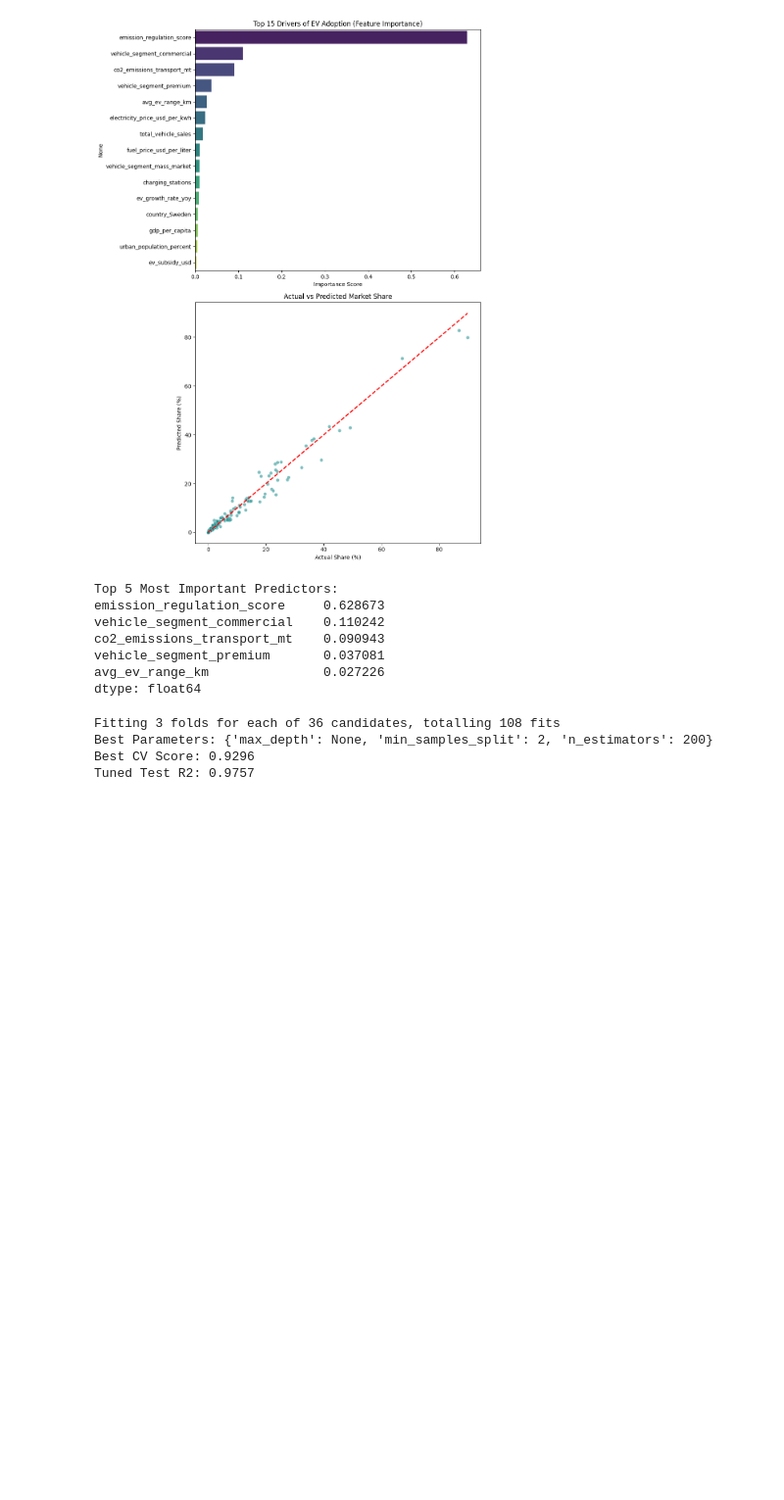
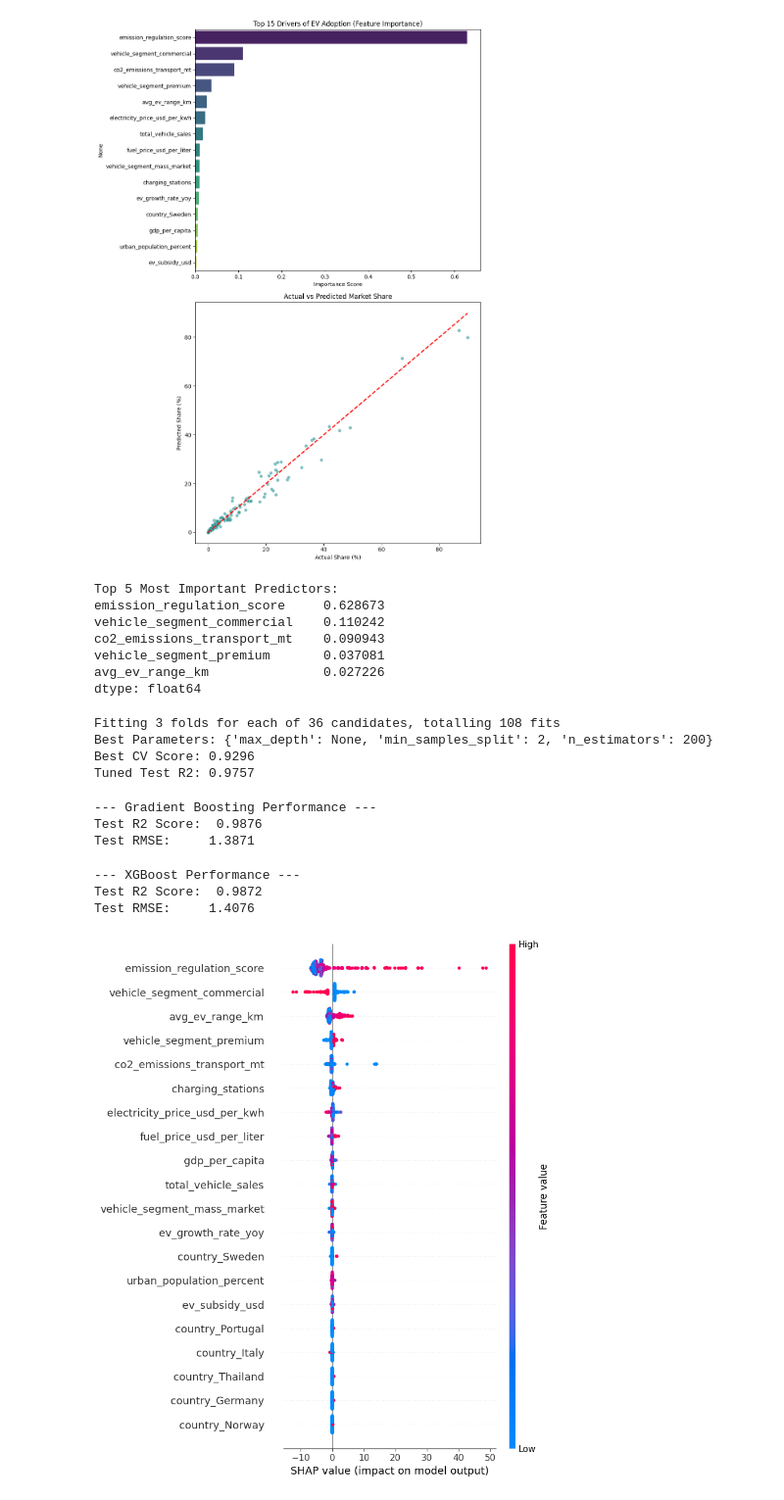
Before and after one commit to leonjayakusuma/EV_Petrol_ML, a Jupyter notebook: model.ipynb, the cells around one changed output. Shown at 98% size. Drawn from its saved outputs; the diff is of its cells as text; code cells hidden in the pictures; blank space fills up the shorter version.

Commit message:
added shap measurements, xgboost, gradientboosting, joblib dump for model usage

```diff
--- a/model.ipynb
+++ b/model.ipynb
@@ -549,3 +549,43 @@ Fitting 3 folds for each of 36 candidates, totalling 108 fits
 Best Parameters: {'max_depth': None, 'min_samples_split': 2, 'n_estimators': 200}
 Best CV Score: 0.9296
 Tuned Test R2: 0.9757
+# %%
+from sklearn.ensemble import GradientBoostingRegressor
+
+# Gradient Boosting
+gb_model = GradientBoostingRegressor(n_estimators=100, max_depth=5, random_state=42)
+gb_model.fit(X_train, y_train)
+y_pred_gb = gb_model.predict(X_test)
+
+print("--- Gradient Boosting Performance ---")
+print(f"Test R2 Score:  {r2_score(y_test, y_pred_gb):.4f}")
+print(f"Test RMSE:     {np.sqrt(mean_squared_error(y_test, y_pred_gb)):.4f}")
+# %% [output]
+--- Gradient Boosting Performance ---
+Test R2 Score:  0.9876
+Test RMSE:     1.3871
+# %%
+import xgboost as xgb
+
+# XGBoost
+xgb_model = xgb.XGBRegressor(n_estimators=100, max_depth=5, random_state=42)
+xgb_model.fit(X_train, y_train)
+y_pred_xgb = xgb_model.predict(X_test)
+
+print("--- XGBoost Performance ---")
+print(f"Test R2 Score:  {r2_score(y_test, y_pred_xgb):.4f}")
+print(f"Test RMSE:     {np.sqrt(mean_squared_error(y_test, y_pred_xgb)):.4f}")
+# %% [output]
+--- XGBoost Performance ---
+Test R2 Score:  0.9872
+Test RMSE:     1.4076
+# %%
+import shap
+
+explainer = shap.TreeExplainer(rf_model)
+shap_values_rf = explainer.shap_values(X_test)
+
+# Pass feature names so the plot shows them
+shap.summary_plot(shap_values, X_test, feature_names=X_train_df.columns.tolist())
+# %% [output]
+[figure, added]
```
Also changed, not shown: parts of 4 cells of this notebook, 7 other files.
